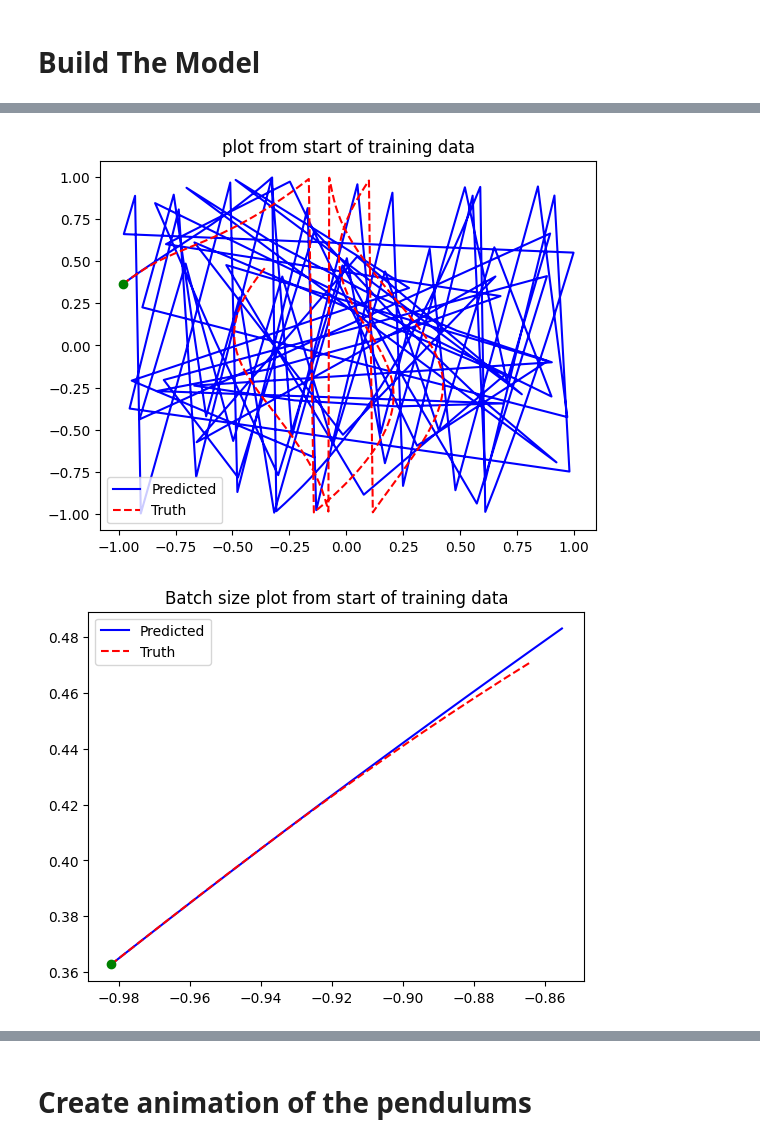
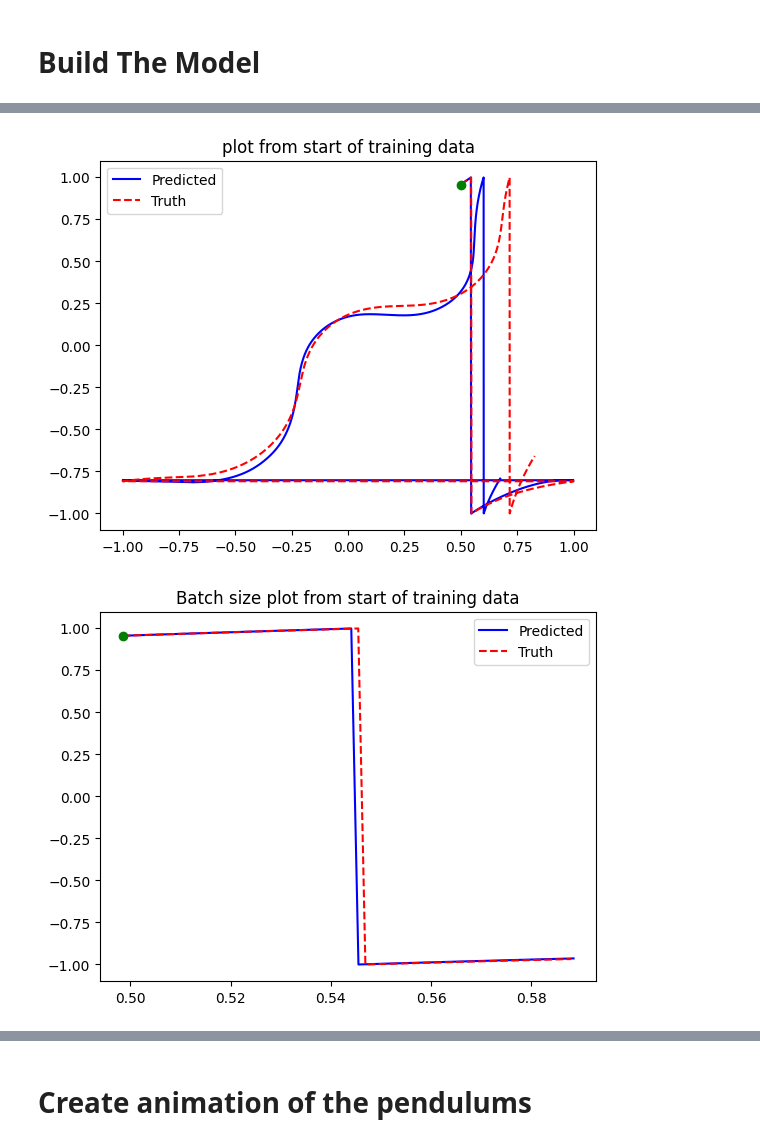
Before and after one commit to jakedorman64/internship, a Jupyter notebook: Double_Pendulum_NeuralODE.ipynb, the cells around one changed output, grey strips where cells are left out. Drawn from its saved outputs; the diff is of its cells as text; code cells hidden in the pictures.

```diff
--- a/Double_Pendulum_NeuralODE.ipynb
+++ b/Double_Pendulum_NeuralODE.ipynb
@@ -62,9 +62,9 @@ config.update("jax_debug_nans", False)
 
 # Define our constants.
 g = - 9.81
-dt = 0.01
+dt = 0.001
 data_points = 32768
-prediction_batch_size = 16
+prediction_batch_size = 64
 training_batch_size = 8
 total_time = data_points * dt
 gradient_updates = 20000
@@ -103,10 +103,10 @@ def dy_dt(y, t, g):
 def generate_initial_point(simple:bool, perturb = 0.2):
   # This will generate simple data if we want to.
   if simple == True:
-    theta_1_init = pi + perturb
-    theta_2_init = pi + perturb
-    omega_1_init = 0
-    omega_2_init = 0
+    theta_1_init = perturb
+    theta_2_init = perturb
+    omega_1_init = -2
+    omega_2_init = -2
   # Otherwise, generate with random initial point.
   else:
     key, subkey = random.split(random.PRNGKey(int(time.time())))
@@ -226,26 +226,31 @@ class TrainingState(NamedTuple):
 
 def FeedForward(x):
   mlp = hk.Sequential([
-      hk.Linear(32), jax.nn.relu,
-      hk.Linear(32), jax.nn.relu,
-      hk.Linear(32), jax.nn.relu,
+      hk.Linear(32), jax.nn.sigmoid,
+      hk.Linear(32), jax.nn.leaky_relu,
+      hk.Linear(32), jax.nn.sigmoid,
+      hk.Linear(32), jax.nn.leaky_relu,
+      hk.Linear(32), jax.nn.sigmoid,
       hk.Linear(2),
   ])
   return mlp(x)
 
 # Define our network and optimiser.
 network = hk.without_apply_rng(hk.transform(FeedForward))
-optimiser = optax.adam(1e-2)
+optimiser = optax.adam(1e-1)
 # %%
 """Define our mean squared error loss function."""
 
 @jit
 def nn_predict(x, t, weights):
   # Our network only predicts the acceleration. Since we are using odeint on it, we need input and output to be the same shape, so we can attach the velocities directly
-  # onto it too.
+  # onto it too. We also need to normalise our inputs.
+  x = x.at[:2].add(1)
+  x = x.at[:2].apply(modulo_two)
+  x = x.at[:2].add(-1)
   veloc = x[2:]
-  x_tanh = x.at[2:].apply(jnp.tanh)
-  accel = network.apply(weights, x_tanh)
+  #x_tanh = x.at[2:].apply(jnp.tanh)
+  accel = network.apply(weights, x)
   y = jnp.hstack((veloc, accel))
   return y
 
@@ -264,7 +269,8 @@ def normalise_predictions(preds):
 def minimum_difference(truth, preds):
   difference_1 = jnp.absolute(truth - preds)
   difference_2 = jnp.absolute(truth - preds + (2*pi))
-  return jnp.minimum(difference_1, difference_2)
+  difference_3 = jnp.absolute(truth - preds - (2*pi))
+  return jnp.minimum(difference_3, jnp.minimum(difference_1, difference_2))
 
 @jit
 def MeanSquaredErrorLoss(weights, batch):
@@ -384,7 +383,7 @@ plt.legend()
 """Create graphs showing how well our model does, and evaluate loss from each of these graphs."""
 
 # How many points to print / generate for our graphs.
-display_data_points = 256
+display_data_points = 2000
 
 # Our first graph will be comparing the full length of training data to predictions of this.
 predicted_data = odeint(nn_predict, normalised_data[0], tsteps, state.params)
@@ -435,2 +434,2 @@ total dataset loss:  nan
-[figure, old version]
+[figure, new version]
-[figure, old version]
+[figure, new version]
```
Also changed, not shown: parts of 10 cells of this notebook.
